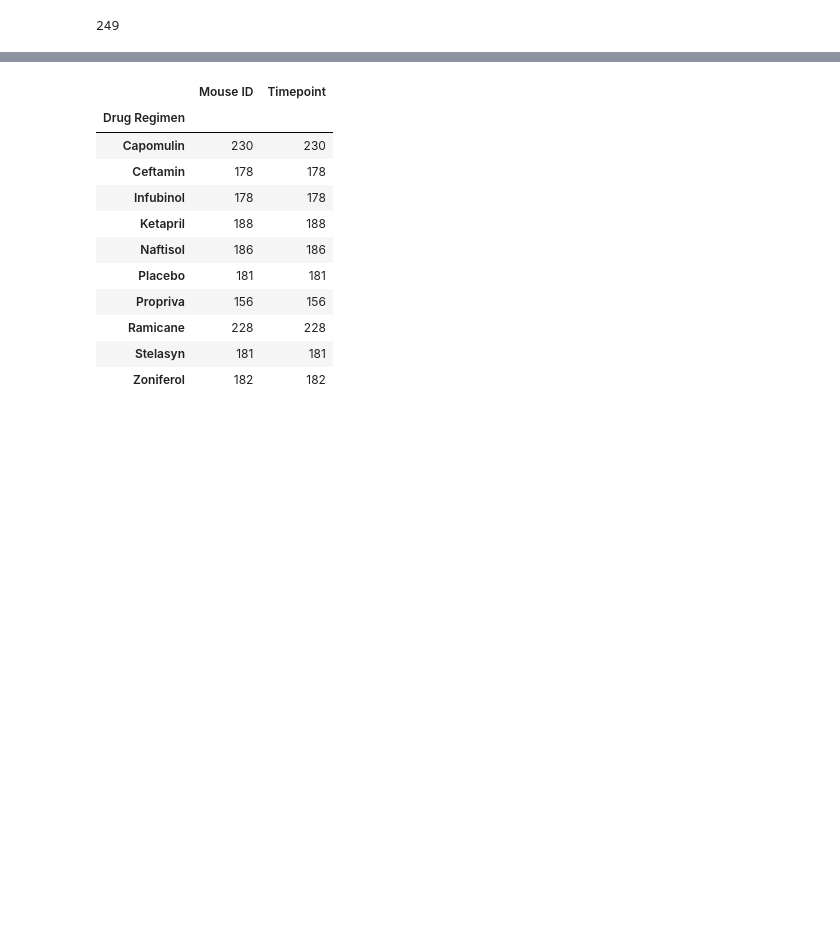
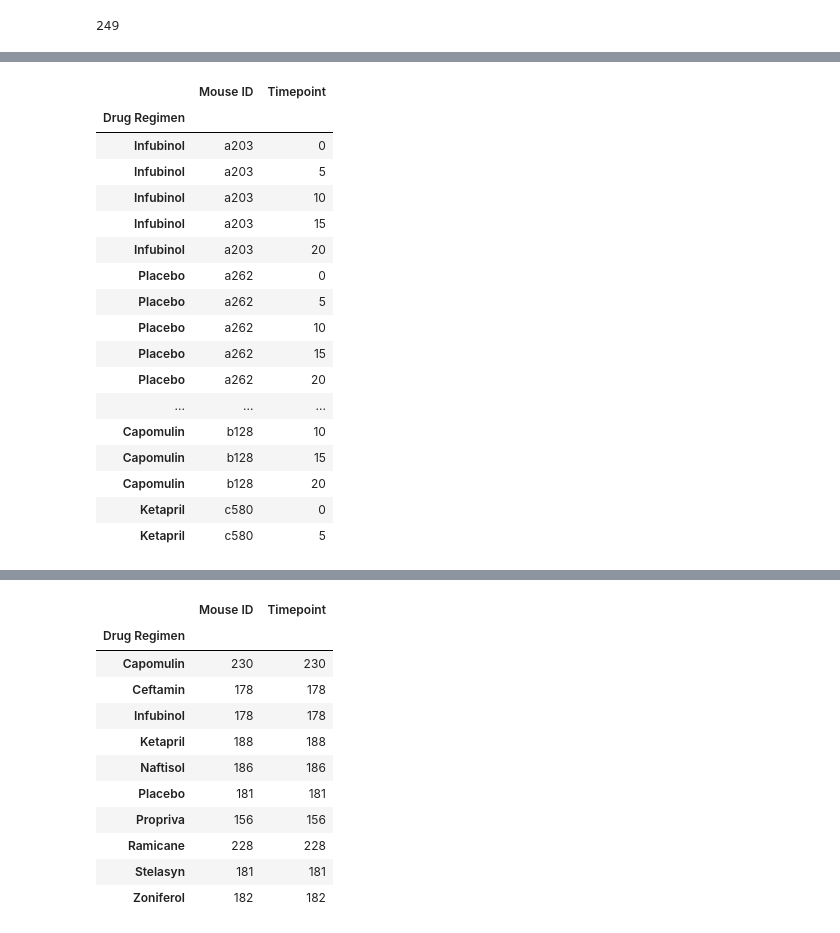
Before and after one commit to bsdutton/Matplotlib-challenge, a Jupyter notebook: Pymaceuticals/pymaceuticals-working.ipynb, the cells around one changed output, grey strips where cells are left out. Cells and saved outputs as stored; diff of their text form; code cells hidden in the pictures; blank space fills up the shorter version.

```diff
--- a/Pymaceuticals/pymaceuticals-working.ipynb
+++ b/Pymaceuticals/pymaceuticals-working.ipynb
@@ -590,6 +590,6 @@ i177      Ramicane      Male    10          18          45         3
 z969      Naftisol      Male    9           30          45         4                 73.867845             1
 Length: 1888, dtype: int64
 # %%
-dmt = mouse_unique.groupby(["Drug Regimen"])["Mouse ID" and "Timepoint"].value_counts()
-dmt
+dmt_group = mouse_unique[["Drug Regimen", "Mouse ID", "Timepoint"]]
+type(dmt_group)
 # %% [output]
@@ -608,0 +597,3 @@ Name: Timepoint, Length: 100, dtype: int64
+# %%
+dmt_group = dmt_group.set_index("Drug Regimen")
+dmt_group
@@ -608,0 +615,23 @@ Name: Timepoint, Length: 100, dtype: int64
+# %%
+dmt = dmt_group.groupby("Drug Regimen")
+#type(dmt)
+dmt.head()
+# %% [output]
+|  | Mouse ID | Timepoint |
+| Drug Regimen |  |  |
+| Infubinol | a203 | 0 |
+| Infubinol | a203 | 5 |
+| Infubinol | a203 | 10 |
+| Infubinol | a203 | 15 |
+| Infubinol | a203 | 20 |
+| Placebo | a262 | 0 |
+| Placebo | a262 | 5 |
+| Placebo | a262 | 10 |
+| Placebo | a262 | 15 |
+| Placebo | a262 | 20 |
+| ... | ... | ... |
+| Capomulin | b128 | 10 |
+| Capomulin | b128 | 15 |
+| Capomulin | b128 | 20 |
+| Ketapril | c580 | 0 |
+| Ketapril | c580 | 5 |
```
Also changed, not shown: parts of 25 cells of this notebook, 4 other files.
